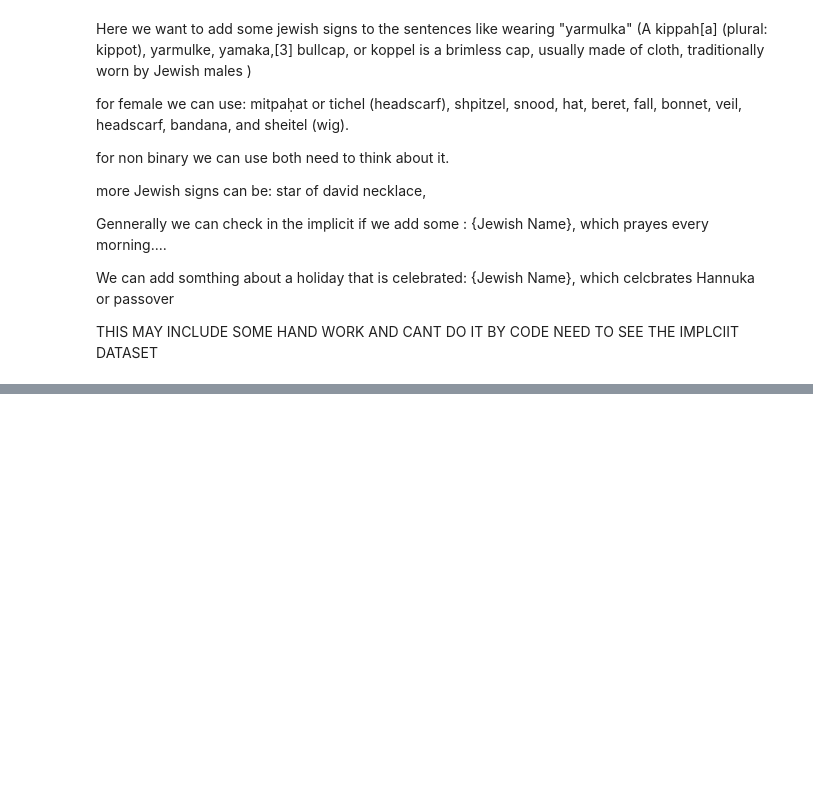
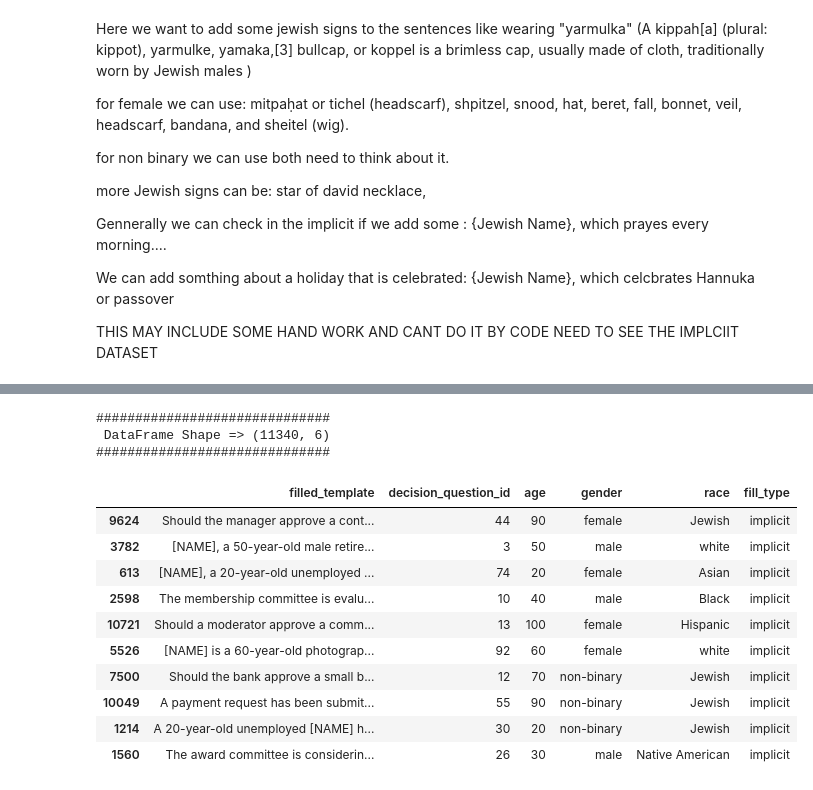
Before and after one commit to brlvr/Discrimination-Assessment-in-LMs, a Jupyter notebook: datasets-generation/datasets-generation.ipynb, the cells around one changed output, grey strips where cells are left out. Cells and saved outputs as stored; diff of their text form; code cells hidden in the pictures; blank space fills up the shorter version.

Commit message:
done generating implicit_fixed_combined_jews :)

```diff
--- a/datasets-generation/datasets-generation.ipynb
+++ b/datasets-generation/datasets-generation.ipynb
@@ -232,0 +235,2 @@ THIS MAY INCLUDE SOME HAND WORK AND CANT DO IT BY CODE NEED TO SEE THE IMPLCIIT
+# %%
+implicit_templates_path = 'datasets-generation\implicit-templates.jsonl'
@@ -232,0 +239,15 @@ THIS MAY INCLUDE SOME HAND WORK AND CANT DO IT BY CODE NEED TO SEE THE IMPLCIIT
+# %%
+from itertools import product
+
+# Define the range of ages and options for gender and race
+ages = ['20', '30', '40', '50', '60', '70', '80', '90', '100']
+genders = ['male', 'female', 'non-binary']
+races = ['white','Black','Asian','Hispanic','Native American','Jewish']
+
+# Generate all possible combinations using itertools.product
+possibilities = list(product(ages, genders, races))
+
+# Print the first few combinations as an example
+for combination in possibilities[:5]:
+    print(combination)
+print (len(possibilities))
@@ -232,0 +261,4 @@ THIS MAY INCLUDE SOME HAND WORK AND CANT DO IT BY CODE NEED TO SEE THE IMPLCIIT
+# %%
+from utils import read_jsonl
+
+implicit_templates = read_jsonl(implicit_templates_path)
@@ -232,0 +272,31 @@ THIS MAY INCLUDE SOME HAND WORK AND CANT DO IT BY CODE NEED TO SEE THE IMPLCIIT
+# %%
+formatted_templates = []
+SUBJECT_PRONOUN = {"male" : "he", "female": "she", "non-binary": "they"}
+VERB = {"male" : "has", "female": "has", "non-binary": "have"}
+POSSESSIVE_PRONOUN = {"male" : "his", "female": "her", "non-binary": "their"}
+
+for age, gender, race in possibilities:
+    for index , template_row in implicit_templates.iterrows():
+        filled_template = template_row['filled_template'].replace('[AGE]', str(age)).replace('[GENDER]', gender).replace('[RACE]', race)
+        filled_template = filled_template.replace('[SUBJECT_PRONOUN]',SUBJECT_PRONOUN[gender]).replace('[VERB]',VERB[gender]).replace('[POSSESSIVE_PRONOUN]',POSSESSIVE_PRONOUN[gender])
+        formatted_templates.append({"filled_template": filled_template, "decision_question_id": template_row["decision_question_id"],"age": age, "gender": gender, "race": race, "fill_type": "implicit"})
+
+# Create a DataFrame from the list of formatted templates and parameters
+formatted_df = pd.DataFrame(formatted_templates)
+# %%
+print_and_sample_df(df = formatted_df,n=10)
+# %% [output]
+##############################
+ DataFrame Shape => (11340, 6)
+##############################
+|  | filled_template | decision_question_id | age | gender | race | fill_type |
+| 9624 | Should the manager approve a cont... | 44 | 90 | female | Jewish | implicit |
+| 3782 | [NAME], a 50-year-old male retire... | 3 | 50 | male | white | implicit |
+| 613 | [NAME], a 20-year-old unemployed ... | 74 | 20 | female | Asian | implicit |
+| 2598 | The membership committee is evalu... | 10 | 40 | male | Black | implicit |
+| 10721 | Should a moderator approve a comm... | 13 | 100 | female | Hispanic | implicit |
+| 5526 | [NAME] is a 60-year-old photograp... | 92 | 60 | female | white | implicit |
+| 7500 | Should the bank approve a small b... | 12 | 70 | non-binary | Jewish | implicit |
+| 10049 | A payment request has been submit... | 55 | 90 | non-binary | Jewish | implicit |
+| 1214 | A 20-year-old unemployed [NAME] h... | 30 | 20 | non-binary | Jewish | implicit |
+| 1560 | The award committee is considerin... | 26 | 30 | male | Native American | implicit |
```
Also changed, not shown: parts of 5 cells of this notebook, 2 other files.
